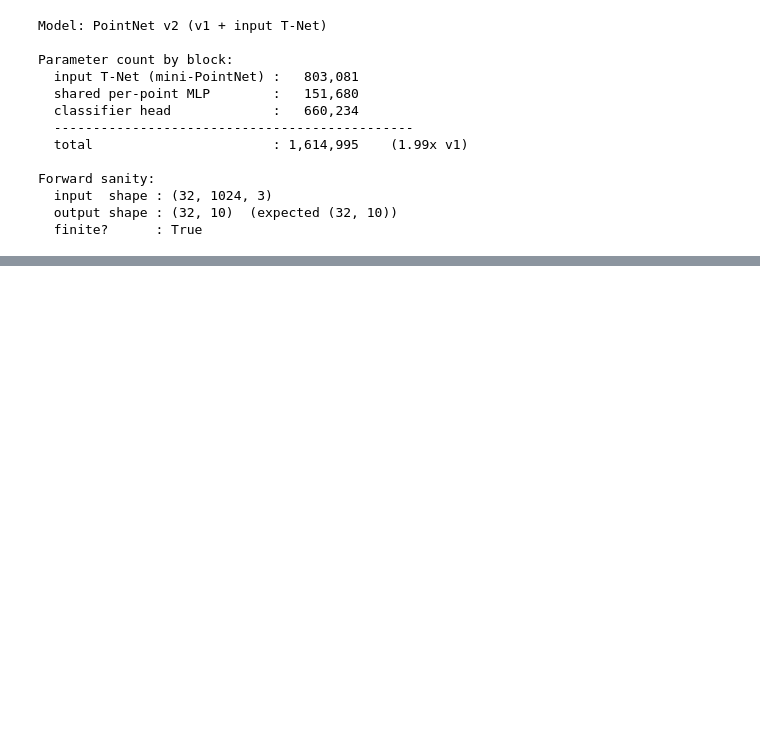
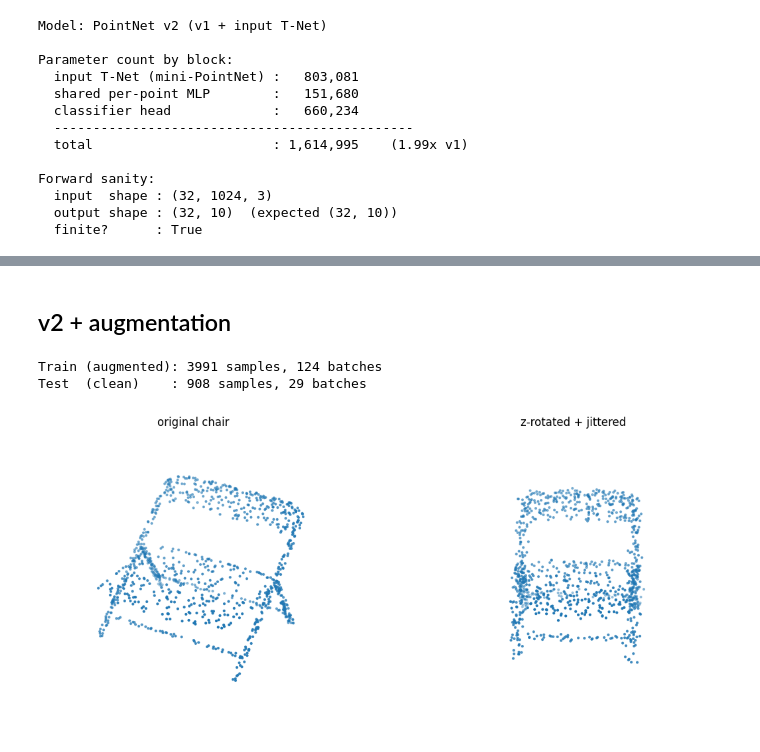
Before and after one commit to Vatsy05/3D-Object-Detection, a Jupyter notebook: notebooks/PointCloudPointNet_v2.ipynb, the cells around one changed output, grey strips where cells are left out. Saved outputs shown, nothing was run; the diff lists cells and outputs as text; code cells hidden in the pictures; blank space fills up the shorter version.

```diff
--- a/notebooks/PointCloudPointNet_v2.ipynb
+++ b/notebooks/PointCloudPointNet_v2.ipynb
@@ -211,0 +414,62 @@ Forward sanity:
+# %% [markdown]
+## v2 + augmentation
+# %%
+class AugmentedCachedModelNet10(Dataset):
+    """Cached ModelNet10 with optional on-the-fly augmentation.
+    augment=True applies random z-rotation + per-point Gaussian jitter to train data.
+    """
+    def __init__(self, cache_path, augment=False, jitter_sigma=0.02, jitter_clip=0.05):
+        data = np.load(cache_path)
+        self.points = data["points"]
+        self.labels = data["labels"]
+        self.augment = augment
+        self.jitter_sigma = jitter_sigma
+        self.jitter_clip = jitter_clip
+
+    def __len__(self):
+        return len(self.labels)
+
+    def __getitem__(self, idx):
+        pts = self.points[idx].copy()
+        if self.augment:
+            # 1. Random rotation around z-axis
+            theta = np.random.uniform(0, 2 * np.pi)
+            c, s = np.cos(theta), np.sin(theta)
+            R = np.array([[c, -s, 0], [s, c, 0], [0, 0, 1]], dtype=np.float32)
+            pts = pts @ R.T
+            # 2. Per-point Gaussian jitter, clipped
+            jitter = np.random.normal(0, self.jitter_sigma, pts.shape).astype(np.float32)
+            jitter = np.clip(jitter, -self.jitter_clip, self.jitter_clip)
+            pts = pts + jitter
+        return torch.from_numpy(pts), int(self.labels[idx])
+
+
+# Augmented train + clean test
+train_aug   = AugmentedCachedModelNet10(os.path.join(CACHE_DIR, "train.npz"), augment=True)
+test_clean  = AugmentedCachedModelNet10(os.path.join(CACHE_DIR, "test.npz"),  augment=False)
+
+train_loader = DataLoader(train_aug,  batch_size=BATCH_SIZE, shuffle=True,  num_workers=0, drop_last=True)
+test_loader  = DataLoader(test_clean, batch_size=BATCH_SIZE, shuffle=False, num_workers=0)
+
+print(f"Train (augmented): {len(train_aug)} samples, {len(train_loader)} batches")
+print(f"Test  (clean)    : {len(test_clean)} samples, {len(test_loader)} batches")
+
+# Visualize one chair with and without augmentation
+chair_idx = int(np.where(train_aug.labels == 2)[0][0])
+pts_orig = train_aug.points[chair_idx].copy()
+np.random.seed(7)
+pts_augd, _ = train_aug[chair_idx]
+pts_augd = pts_augd.numpy()
+
+fig = plt.figure(figsize=(12, 5))
+ax1 = fig.add_subplot(1, 2, 1, projection="3d")
+ax1.scatter(pts_orig[:, 0], pts_orig[:, 1], pts_orig[:, 2], s=4)
+ax1.set_title("original chair"); ax1.set_axis_off()
+ax2 = fig.add_subplot(1, 2, 2, projection="3d")
+ax2.scatter(pts_augd[:, 0], pts_augd[:, 1], pts_augd[:, 2], s=4)
+ax2.set_title("z-rotated + jittered"); ax2.set_axis_off()
+plt.tight_layout(); plt.show()
+# %% [output]
+Train (augmented): 3991 samples, 124 batches
+Test  (clean)    : 908 samples, 29 batches
+[figure, added]
```
Also changed, not shown: parts of 8 cells of this notebook.
